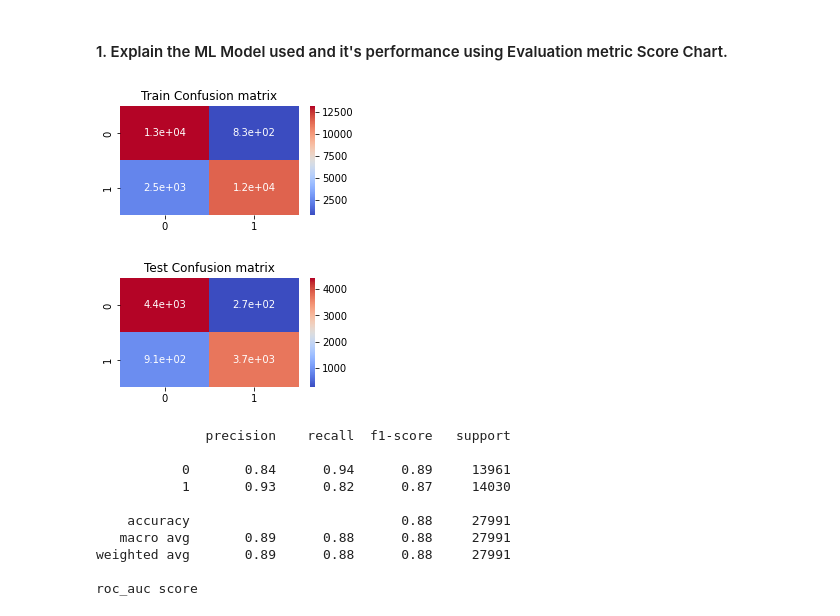
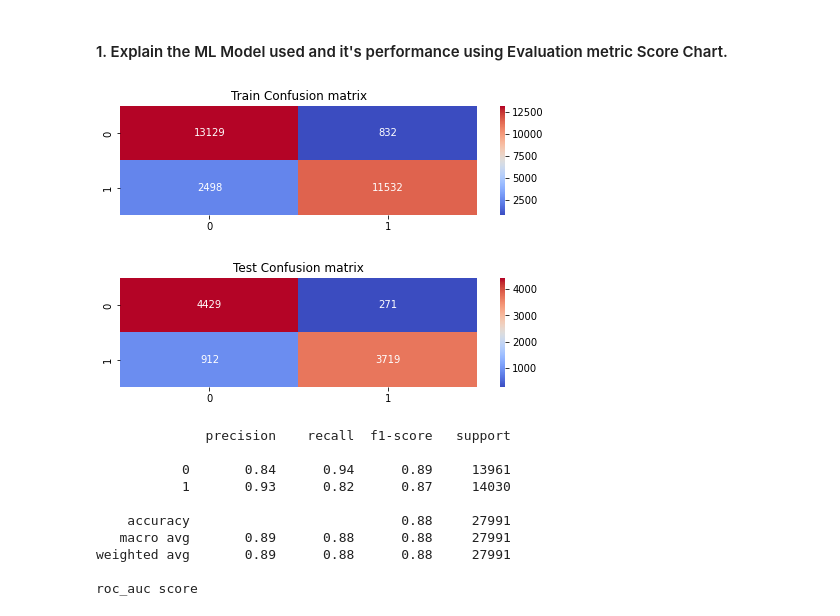
Before and after one commit to mdismailquraishicse/capstone_project_3_classification_creditcard_default, a Jupyter notebook: CreditCardDefaultPrediction.ipynb, the cells around one changed output. Drawn from its saved outputs; the diff is of its cells as text; code cells hidden in the pictures.

```diff
--- a/CreditCardDefaultPrediction.ipynb
+++ b/CreditCardDefaultPrediction.ipynb
@@ -1052,6 +1172,13 @@ xtrain,xtest,ytrain,ytest = train_test_split(xsmote,ysmote,random_state=0)
 I am using SMOTE technique to make my dataset balanced. Since I have only limited amount of data  therefore I cannot use under sampling therefore I am using over sampling using smote algorith because  this algorithm make dummy data same like real observations.
 # %% [markdown]
 ## ***7. ML Model Implementation***
+# %%
+# Function to show confusion metrics
+def show_cm(cm,label=''):
+  labels = ['Normal','Default']
+  sns.heatmap(cm,annot=True,cmap='coolwarm',fmt='d')
+  plt.title(label+' Confusion matrix')
+  plt.show()
 # %% [markdown]
 ### ML Model - 1 - Logistic Regression
 # %%
@@ -1105,8 +1232,0 @@ plt.show()
-# %%
-# Confusion matrix for test
-cm = confusion_matrix(ytest,pred_test)
-labels = ['Normal','Default']
-plt.rcParams['figure.figsize'] = (4,2)
-sns.heatmap(cm,annot=True,cmap='coolwarm')
-plt.title('Confusion matrix')
-plt.show()
@@ -1269,9 +1388,9 @@ The accuracy score on test data is : 0.8090236844925517
 
 # Confusion matrix for train
 cm = confusion_matrix(ytrain,pred_train)
-labels = ['Normal','Default']
-plt.rcParams['figure.figsize'] = (4,2)
-sns.heatmap(cm,annot=True,cmap='coolwarm')
-plt.title('Train Confusion matrix')
-plt.show()
+show_cm(cm,'Train')
+print(' ')
+# Confusion matrix for test
+cm = confusion_matrix(ytest,pred_test)
+show_cm(cm,'Test')
 # %% [output]
@@ -1279,8 +1398,0 @@ plt.show()
-# %%
-# Confusion matrix for test
-cm = confusion_matrix(ytest,pred_test)
-labels = ['Normal','Default']
-plt.rcParams['figure.figsize'] = (4,2)
-sns.heatmap(cm,annot=True,cmap='coolwarm')
-plt.title('Test Confusion matrix')
-plt.show()
@@ -1422,25 +1551,16 @@ The accuracy score on test data is : 0.873218304576144
 # %%
 # Visualizing evaluation Metric Score chart
 
 # Confusion matrix for train
 cm = confusion_matrix(ytrain,pred_train)
-labels = ['Normal','Default']
-plt.rcParams['figure.figsize'] = (4,2)
-sns.heatmap(cm,annot=True,cmap='coolwarm')
-plt.title('Train Confusion matrix')
-plt.show()
+show_cm(cm,'Train')
+print(' ')
+# Confusion matrix for test
+cm = confusion_matrix(ytest,pred_test)
+show_cm(cm,'Test')
 # %% [output]
-[figure, old version]
+[figure, new version]
+[figure, added]
-# %%
-# Confusion matrix for test
-cm = confusion_matrix(ytest,pred_test)
-labels = ['Normal','Default']
-plt.rcParams['figure.figsize'] = (4,2)
-sns.heatmap(cm,annot=True,cmap='coolwarm')
-plt.title('Test Confusion matrix')
-plt.show()
-# %% [output]
-[figure, removed]
 # %%
 # Prediction report
 print(metrics.classification_report(ytrain,pred_train))
```
Also changed, not shown: parts of 105 cells of this notebook.
